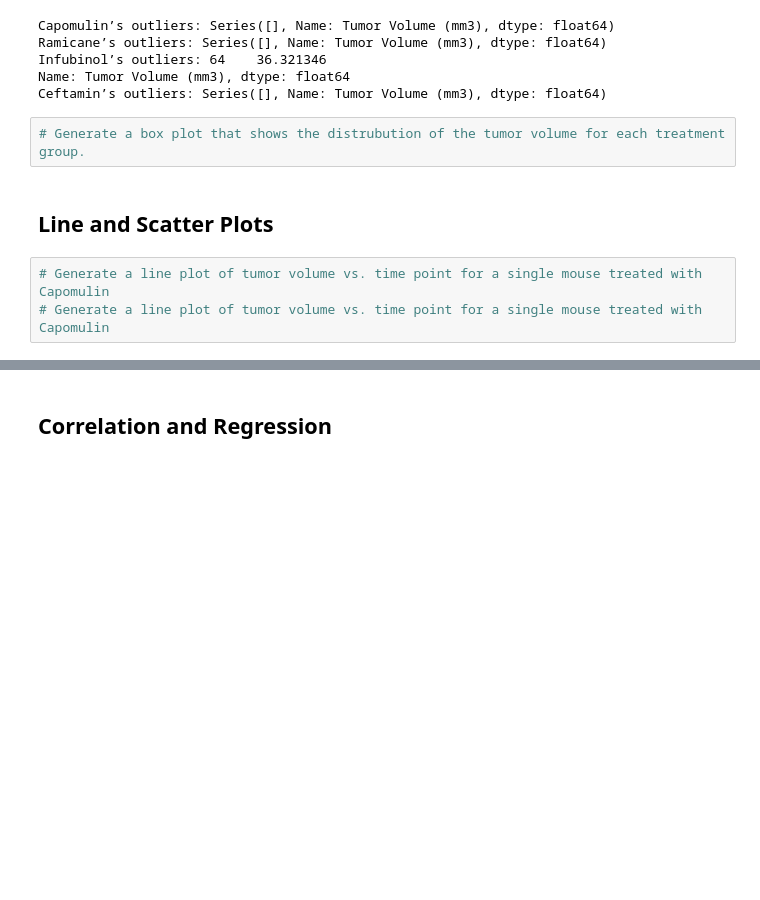
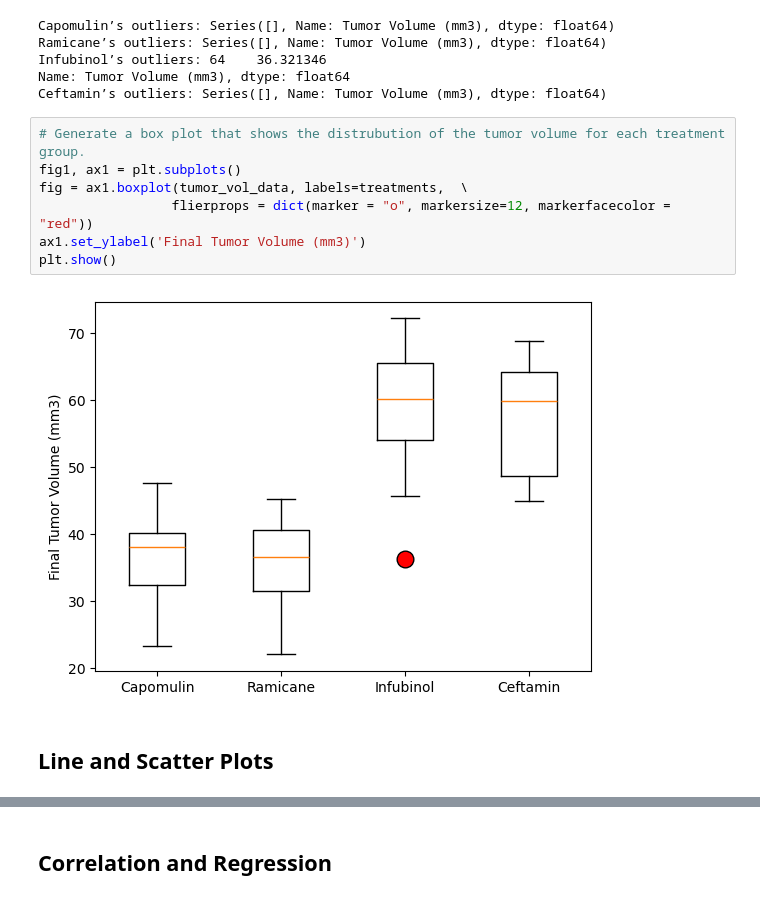
Before and after one commit to Vkrishm/Module-5-challenge, a Jupyter notebook: pymaceuticals_starter.ipynb, the cells around one changed output, grey strips where cells are left out. Drawn from its saved outputs; the diff is of its cells as text; blank space fills up the shorter version.

```diff
--- a/pymaceuticals_starter.ipynb
+++ b/pymaceuticals_starter.ipynb
@@ -230,8 +230,12 @@ Name: Tumor Volume (mm3), dtype: float64
 Ceftamin’s outliers: Series([], Name: Tumor Volume (mm3), dtype: float64)
 # %%
 # Generate a box plot that shows the distrubution of the tumor volume for each treatment group.
+fig1, ax1 = plt.subplots()
+fig = ax1.boxplot(tumor_vol_data, labels=treatments,  \
+                 flierprops = dict(marker = "o", markersize=12, markerfacecolor = "red"))
+ax1.set_ylabel('Final Tumor Volume (mm3)')
+plt.show()
+# %% [output]
+[figure, added]
 # %% [markdown]
 ## Line and Scatter Plots
-# %%
-# Generate a line plot of tumor volume vs. time point for a single mouse treated with Capomulin
-# Generate a line plot of tumor volume vs. time point for a single mouse treated with Capomulin
```
Also changed, not shown: parts of 7 cells of this notebook.
